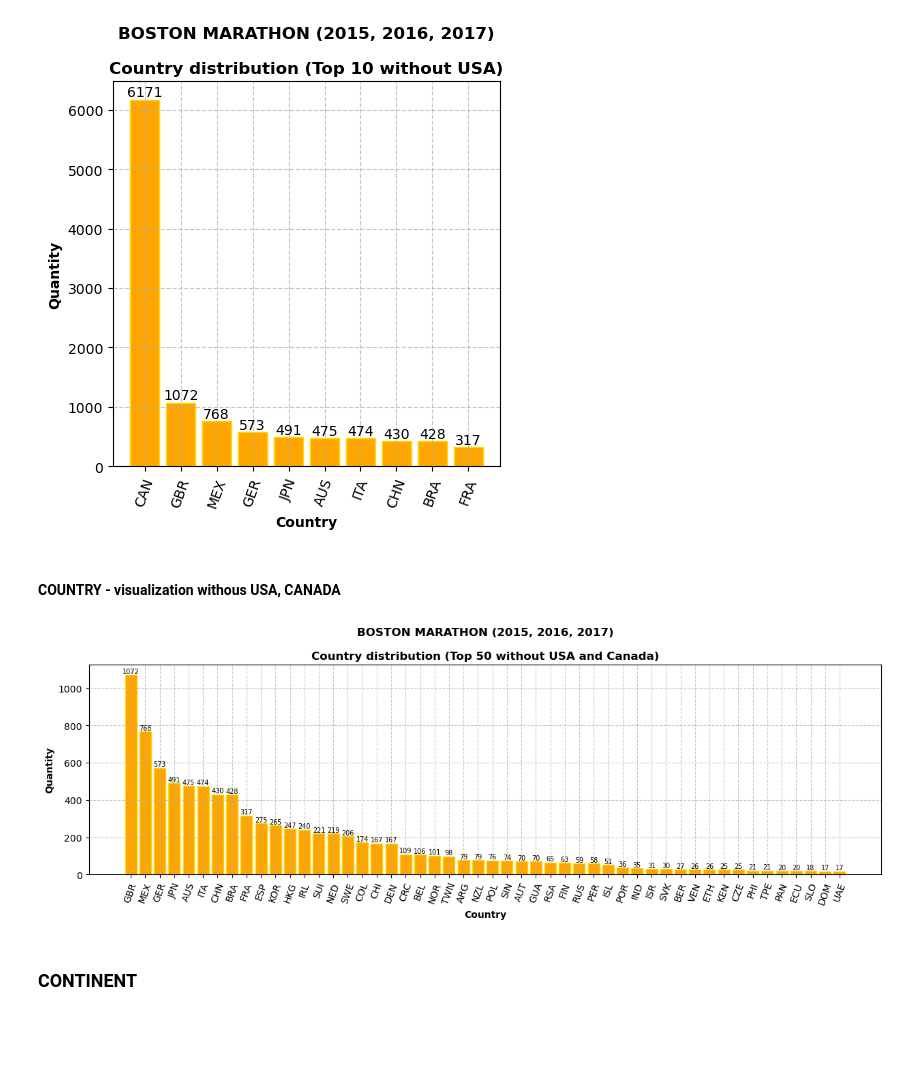
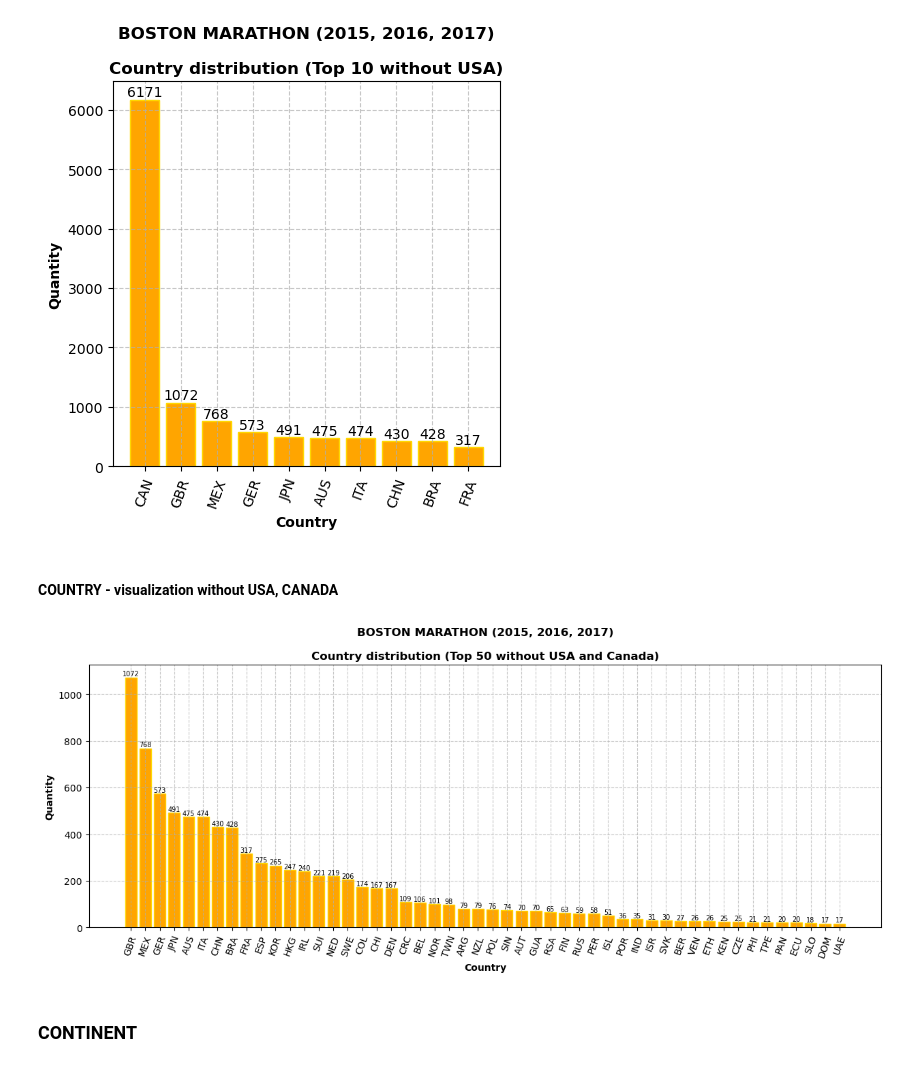
Before and after one commit to chambers29/boston_marathons, a Jupyter notebook: boston_3.ipynb, the cells around one changed output. Saved outputs shown, nothing was run; the diff lists cells and outputs as text; code cells hidden in the pictures; blank space fills up the shorter version.

```diff
--- a/boston_3.ipynb
+++ b/boston_3.ipynb
@@ -270,32 +270,32 @@ plt.show()
 # %% [output]
 [figure]
 # %% [markdown]
-#### COUNTRY - visualization withous USA, CANADA
+#### COUNTRY - visualization without USA, CANADA
 # %%
 df_country_dist_noUSAnoCAN = df_country_dist_noUSA[df_country_dist_noUSA['count'] != df_country_dist_noUSA['count'].max()]
 
 x = df_country_dist_noUSAnoCAN.head(50).index
 y = df_country_dist_noUSAnoCAN.head(50)['count']
 
-plt.figure(figsize=(15,4))
+plt.figure(figsize=(15,5))
 
 ax = plt.bar(x, y, color='orange', edgecolor='gold')
 
 for bar in ax:
     height = bar.get_height()
     plt.text(bar.get_x() + bar.get_width()/2, height, str(height), ha='center', va='bottom', fontsize=7)
 
 plt.grid(True, linestyle='--', alpha=0.7)
 plt.xticks(rotation=70)
 
 plt.title('BOSTON MARATHON (2015, 2016, 2017)\n\nCountry distribution (Top 50 without USA and Canada)', fontweight='bold')
 plt.xlabel('Country', fontweight='bold')
 plt.ylabel('Quantity', fontweight='bold')
 
 plt.savefig("./vexport/country_noUSA_noCAN.png", dpi=300, bbox_inches='tight')
 plt.show()
 # %% [output]
-[figure, old version]
+[figure, new version]
 # %% [markdown]
 ### CONTINENT
 # %%
```
Also changed, not shown: parts of 20 cells of this notebook.
